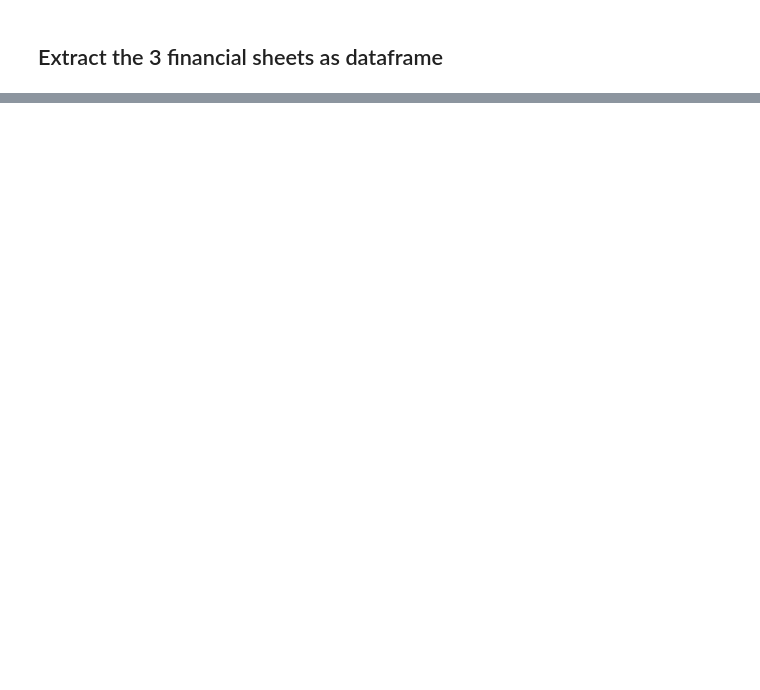
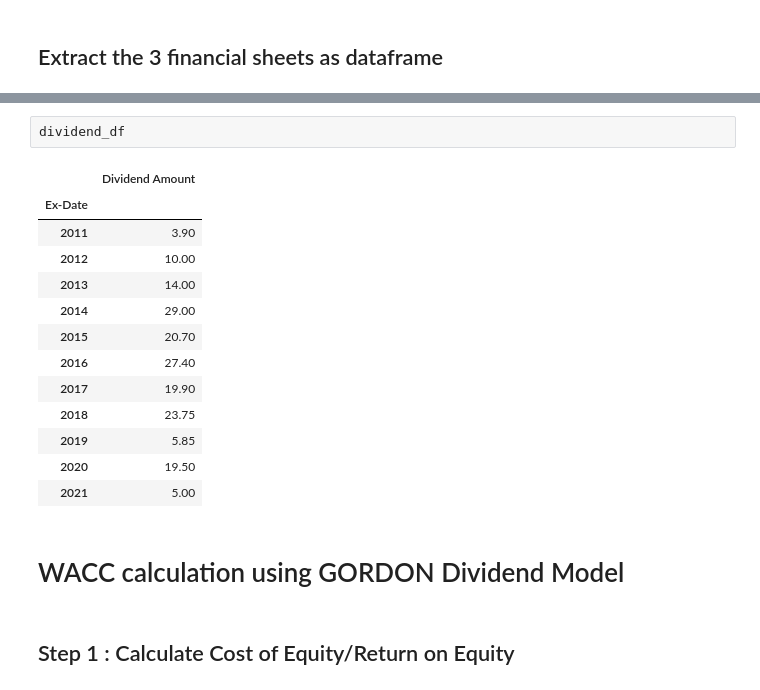
Before and after one commit to CapitalistFinancialGroup/FundamentalAnalysis-4, a Jupyter notebook: Codes/python/fundamental analysis.ipynb, the cells around one changed output, grey strips where cells are left out. Drawn from its saved outputs; the diff is of its cells as text; blank space fills up the shorter version.

```diff
--- a/Codes/python/fundamental analysis.ipynb
+++ b/Codes/python/fundamental analysis.ipynb
@@ -122,0 +99,20 @@ quit()
+# %%
+dividend_df
+# %% [output]
+|  | Dividend Amount |
+| Ex-Date |  |
+| 2011 | 3.90 |
+| 2012 | 10.00 |
+| 2013 | 14.00 |
+| 2014 | 29.00 |
+| 2015 | 20.70 |
+| 2016 | 27.40 |
+| 2017 | 19.90 |
+| 2018 | 23.75 |
+| 2019 | 5.85 |
+| 2020 | 19.50 |
+| 2021 | 5.00 |
+# %% [markdown]
+#  WACC calculation using GORDON Dividend Model
+# %% [markdown]
+## Step 1 : Calculate Cost of Equity/Return on Equity
```
Also changed, not shown: parts of 17 cells of this notebook, 3 other files.
